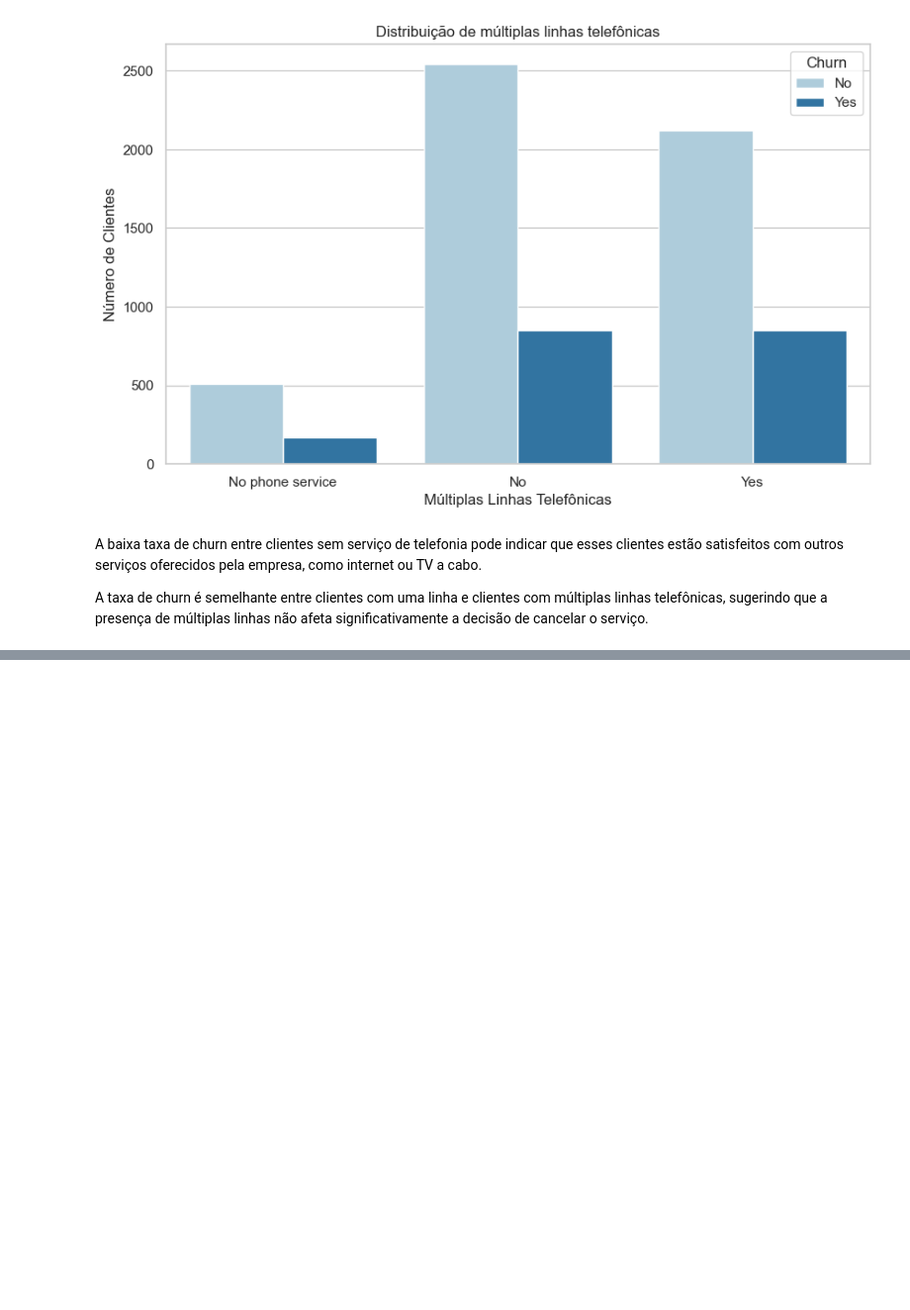
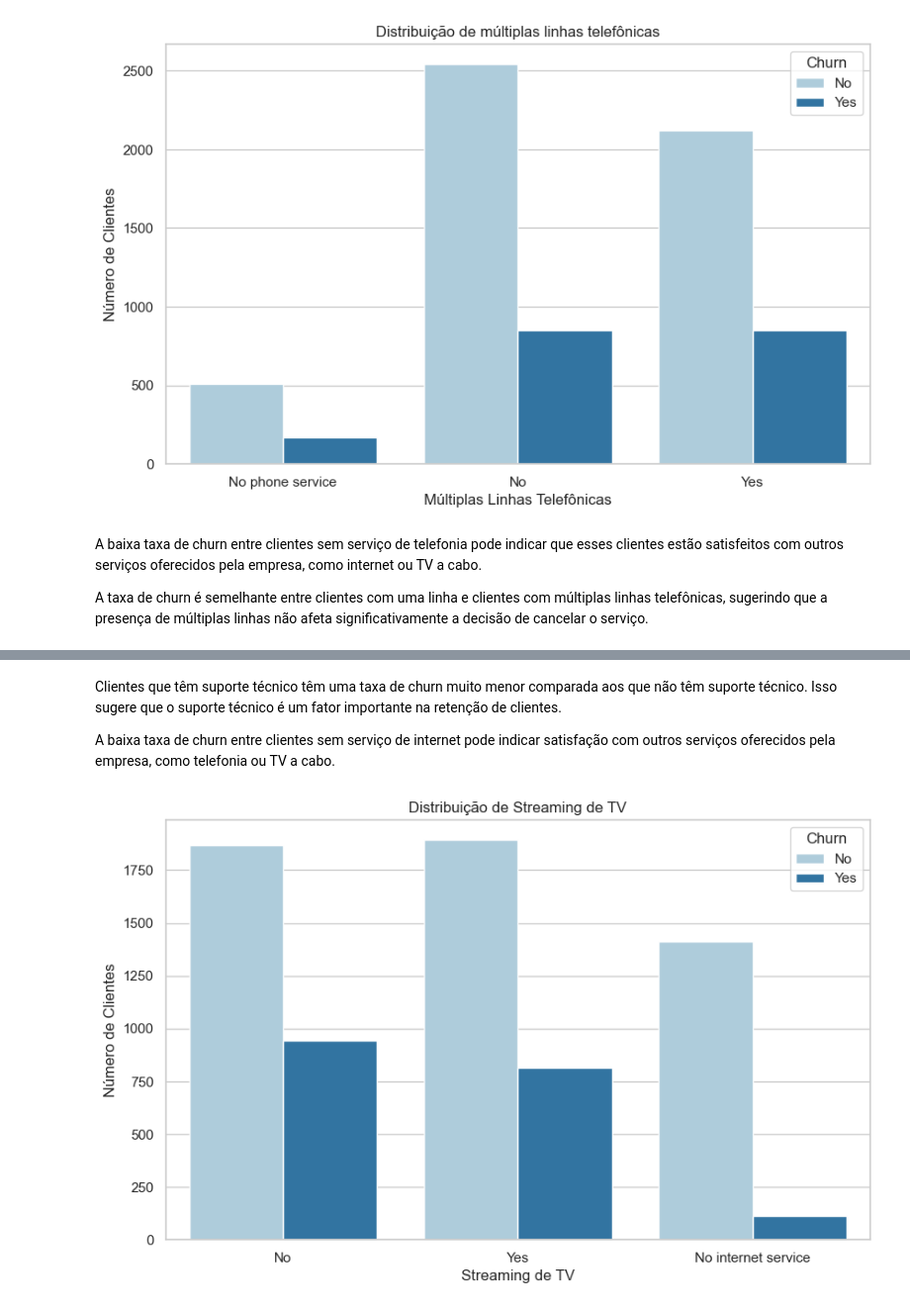
Before and after one commit to ArthurrCr/Churn_Telco, a Jupyter notebook: notebooks/exploratory_data_analysis.ipynb, the cells around one changed output, grey strips where cells are left out. Shown at 99% size. Drawn from its saved outputs; the diff is of its cells as text; code cells hidden in the pictures; blank space fills up the shorter version.

```diff
--- a/notebooks/exploratory_data_analysis.ipynb
+++ b/notebooks/exploratory_data_analysis.ipynb
@@ -219,0 +229,13 @@ A taxa de churn é semelhante entre clientes com uma linha e clientes com múlti
+# %% [markdown]
+Clientes que têm suporte técnico têm uma taxa de churn muito menor comparada aos que não têm suporte técnico. Isso sugere que o suporte técnico é um fator importante na retenção de clientes.
+
+A baixa taxa de churn entre clientes sem serviço de internet pode indicar satisfação com outros serviços oferecidos pela empresa, como telefonia ou TV a cabo.
+# %%
+plt.figure(figsize=(10, 6))
+sns.countplot(x='StreamingTV', data=dataset,palette='Paired', hue='Churn')
+plt.title('Distribuição de Streaming de TV')
+plt.xlabel('Streaming de TV')
+plt.ylabel('Número de Clientes')
+plt.show()
+# %% [output]
+[figure, added]
```
Also changed, not shown: parts of 6 cells of this notebook.
